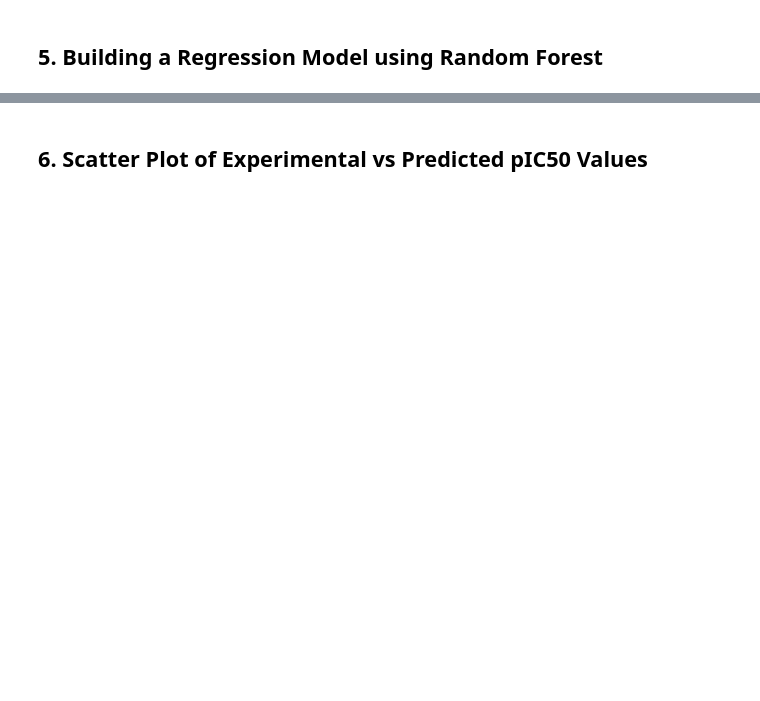
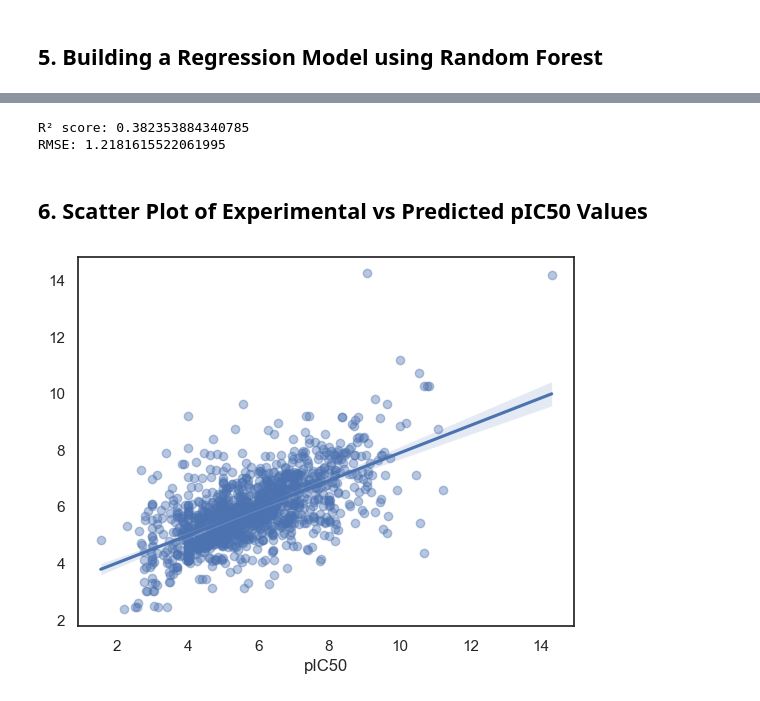
Before and after one commit to jatindangi1206/drug-discovery, a Jupyter notebook: CDD_ML_Part_4_Acetylcholinesterase_Regression_Random_Forest.ipynb, the cells around one changed output, grey strips where cells are left out. Drawn from its saved outputs; the diff is of its cells as text; code cells hidden in the pictures; blank space fills up the shorter version.

Commit message:
build Random forest

```diff
--- a/CDD_ML_Part_4_Acetylcholinesterase_Regression_Random_Forest.ipynb
+++ b/CDD_ML_Part_4_Acetylcholinesterase_Regression_Random_Forest.ipynb
@@ -28,5 +53,2 @@ X
 # %% [markdown]
 ### **3.2. Output features**
-# %%
-Y = df.pIC50
-Y
@@ -39,6 +102,7 @@ Y.shape
 # %% [markdown]
 ### **3.4. Remove low variance features**
 # %%
-from sklearn.feature_selection import VarianceThreshold
-selection = VarianceThreshold(threshold=(.8 * (1 - .8)))
-X = selection.fit_transform(X)
+# 6. Feature selection - Remove low variance features
+selector = VarianceThreshold(threshold=(.8 * (1 - .8)))
+X = selector.fit_transform(X)
+print("X shape after selection:", X.shape)
@@ -47,4 +115,7 @@ X.shape
 # %% [markdown]
 ## **4. Data split (80/20 ratio)**
 # %%
-X_train, X_test, Y_train, Y_test = train_test_split(X, Y, test_size=0.2)
+# 7. Train-test split
+X_train, X_test, Y_train, Y_test = train_test_split(
+    X, Y, test_size=0.2, random_state=42
+)
@@ -63,0 +136,10 @@ Y_pred = model.predict(X_test)
+# %%
+from sklearn.ensemble import GradientBoostingRegressor
+from xgboost import XGBRegressor
+from lightgbm import LGBMRegressor
+
+# Example: XGBoost
+model = XGBRegressor(n_estimators=500, learning_rate=0.05, max_depth=6, random_state=42)
+model.fit(X_train, Y_train)
+r2 = model.score(X_test, Y_test)
+print("R²:", r2)
@@ -63,0 +151,6 @@ Y_pred = model.predict(X_test)
+# %%
+print("R² score:", r2)
+print("RMSE:", rmse)
+# %% [output]
+R² score: 0.382353884340785
+RMSE: 1.2181615522061995
@@ -64,5 +161,13 @@ Y_pred = model.predict(X_test)
 # %% [markdown]
 ## **6. Scatter Plot of Experimental vs Predicted pIC50 Values**
+# %%
+ax = sns.regplot(
+    x=Y_test,
+    y=Y_pred,
+    scatter_kws={'alpha': 0.4}
+)
+# %% [output]
+[figure, added]
 # %%
 import seaborn as sns
 import matplotlib.pyplot as plt
```
Also changed, not shown: parts of 26 cells of this notebook.
